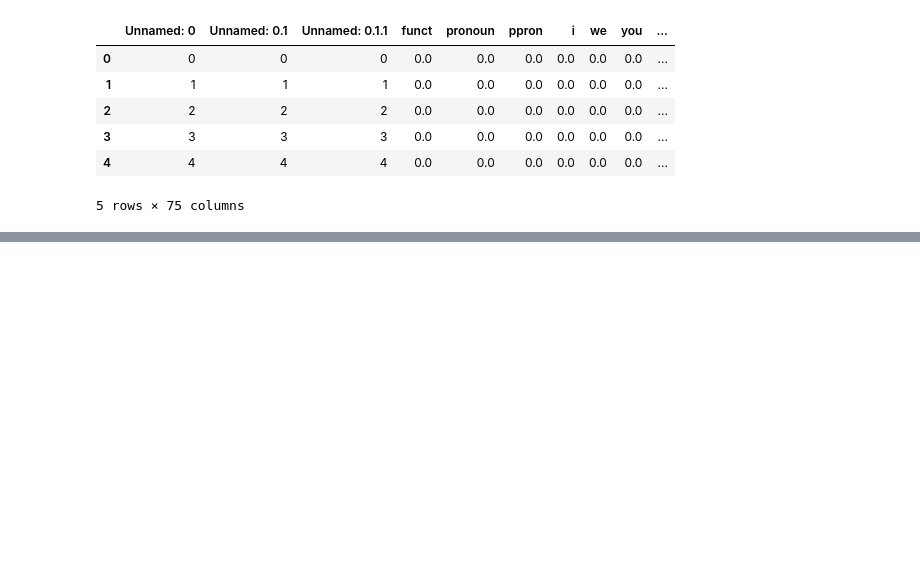
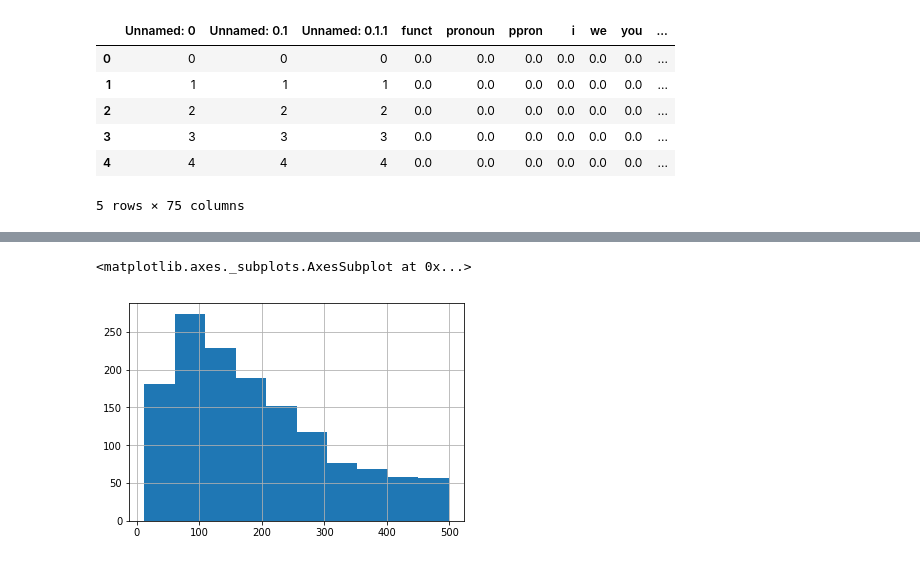
Before and after one commit to nlp-pucrs/cross-media-sa, a Jupyter notebook: Sentiment_Contradiction.ipynb, the cells around one changed output, grey strips where cells are left out. Cells and saved outputs as stored; diff of their text form; code cells hidden in the pictures; blank space fills up the shorter version.

```diff
--- a/Sentiment_Contradiction.ipynb
+++ b/Sentiment_Contradiction.ipynb
@@ -77,3 +87,8 @@ len(posts)
+# %%
+posts_sel['wc'].hist()
+# %% [output]
+<matplotlib.axes._subplots.AxesSubplot at 0x...>
+[figure, added]
 # %%
 from sklearn.metrics import accuracy_score, classification_report, confusion_matrix
 import warnings
```
Also changed, not shown: parts of 7 cells of this notebook.
